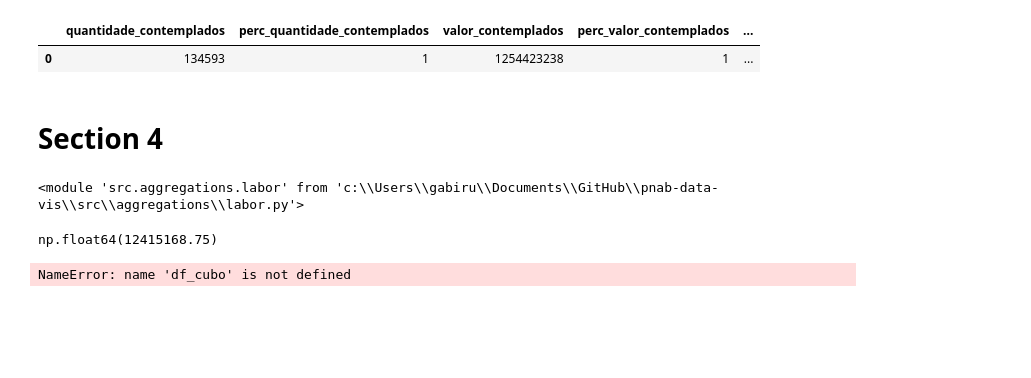
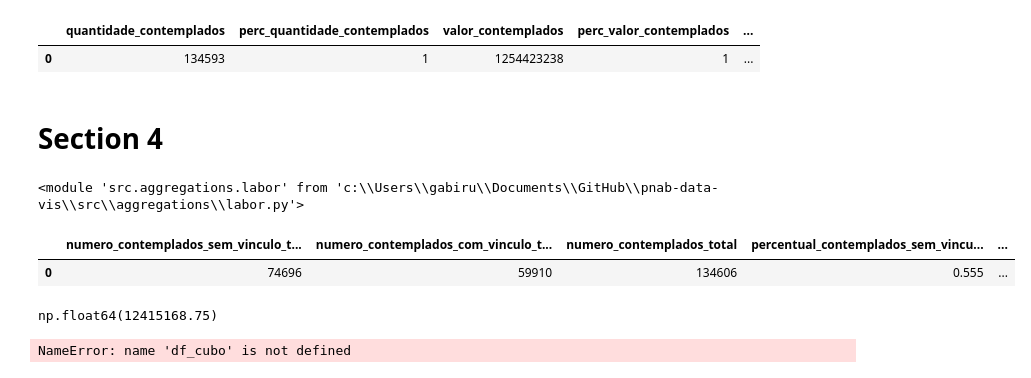
Before and after one commit to SGE-Subsecretaria-de-Gestao-Estrategica/pnab-data-vis, a Jupyter notebook: src/notebooks/gabriel_create_csv.ipynb, the cells around one changed output. Drawn from its saved outputs; the diff is of its cells as text; code cells hidden in the pictures; blank space fills up the shorter version.

Commit message:
atualiza vinculo formal

```diff
--- a/src/notebooks/gabriel_create_csv.ipynb
+++ b/src/notebooks/gabriel_create_csv.ipynb
@@ -339,6 +308,11 @@ importlib.reload(labor)
 # aggregate_vinculo_formal_labor.csv
 df_not_in_mercado = labor.aggregate_vinculo_formal_labor(df_cubo=df_cubo)
 df_not_in_mercado.to_csv(settings.DATA_PATH_SECTION4 / 'aggregate_vinculo_formal_labor.csv')
+# %%
+df_not_in_mercado
+# %% [output]
+|  | numero_contemplados_sem_vinculo_t... | numero_contemplados_com_vinculo_t... | numero_contemplados_total | percentual_contemplados_sem_vincu... | ... |
+| 0 | 74696 | 59910 | 134606 | 0.555 | ... |
 # %%
 # aggregate_vinculo_formal_labor_by_uf.csv
 df_not_in_mercado_by_uf = labor.aggregate_vinculo_formal_labor_by_uf(df_cubo=df_cubo)
```
Also changed, not shown: parts of 6 cells of this notebook, 3 other files.
